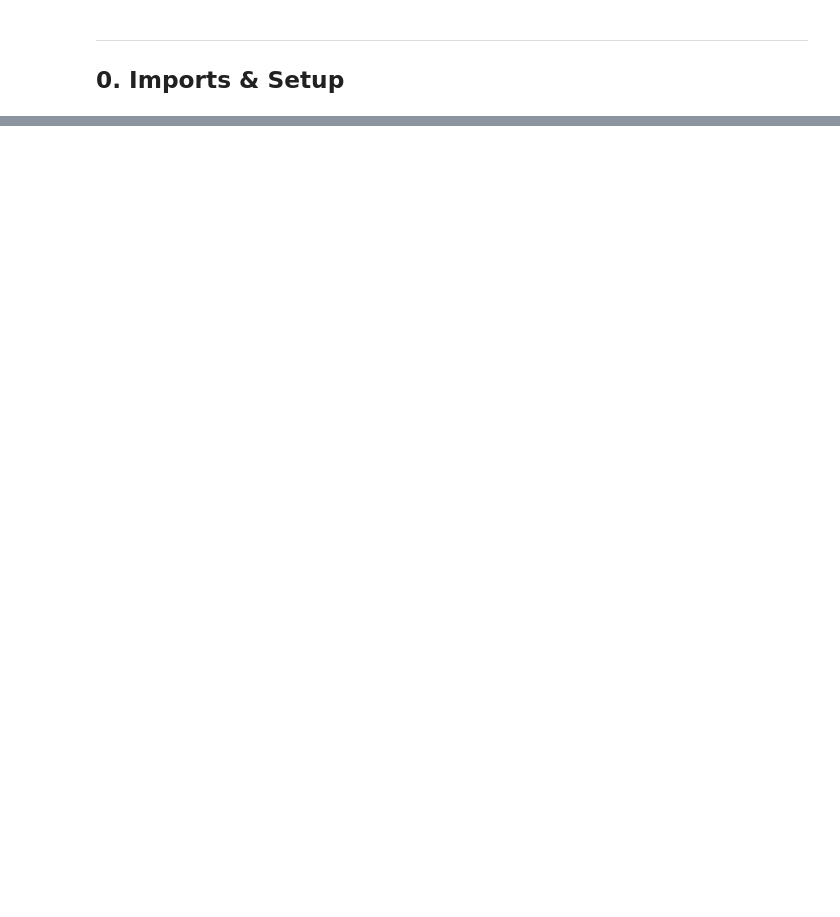
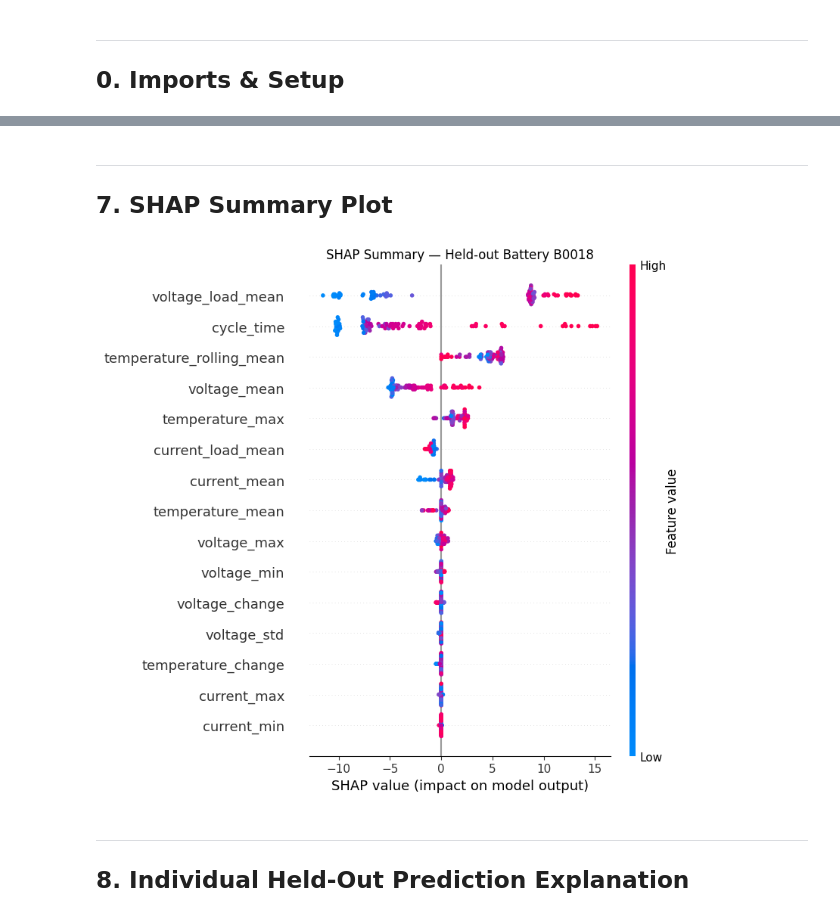
Before and after one commit to Shrey200527/BatteryIQ, a Jupyter notebook: notebooks/10_shap_analysis.ipynb, the cells around one changed output, grey strips where cells are left out. Saved outputs shown, nothing was run; the diff lists cells and outputs as text; code cells hidden in the pictures; blank space fills up the shorter version.

```diff
--- a/notebooks/10_shap_analysis.ipynb
+++ b/notebooks/10_shap_analysis.ipynb
@@ -392,0 +411,21 @@ print("\n" + "=" * 60)
+# %% [markdown]
+---
+## 7. SHAP Summary Plot
+# %%
+shap_vals, feature_vals = analyzer.get_summary_data()
+
+plt.figure(figsize=(12, 8))
+shap.summary_plot(
+    shap_vals,
+    feature_vals,
+    feature_names=FROZEN_FEATURE_COLUMNS,
+    show=False,
+)
+plt.title(f"SHAP Summary — Held-out Battery {test_battery}")
+plt.tight_layout()
+plt.show()
+# %% [output]
+[figure, added]
+# %% [markdown]
+---
+## 8. Individual Held-Out Prediction Explanation
```
Also changed, not shown: parts of 60 cells of this notebook, 2 other files.
